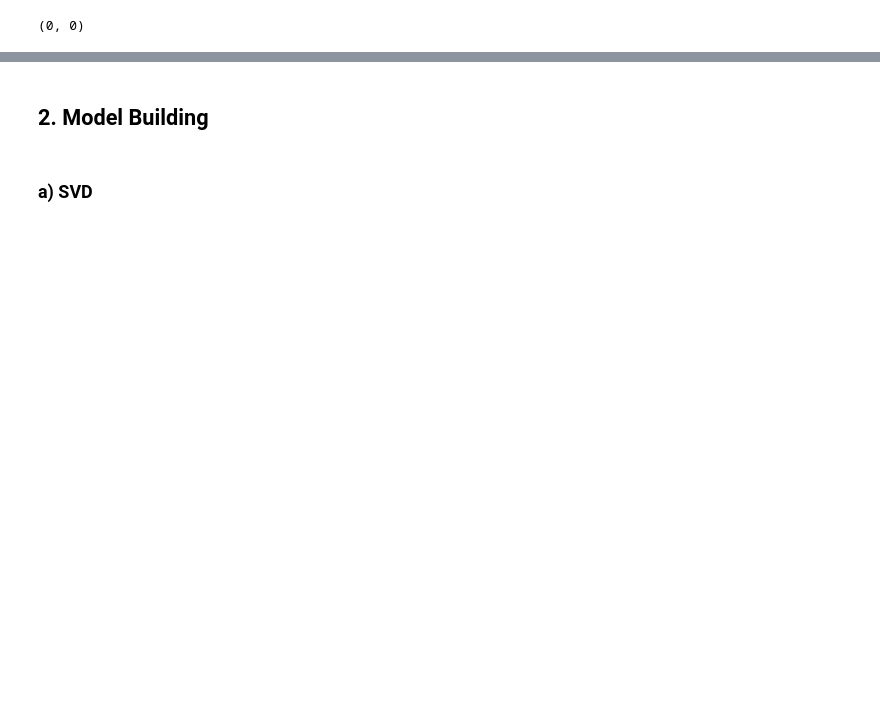
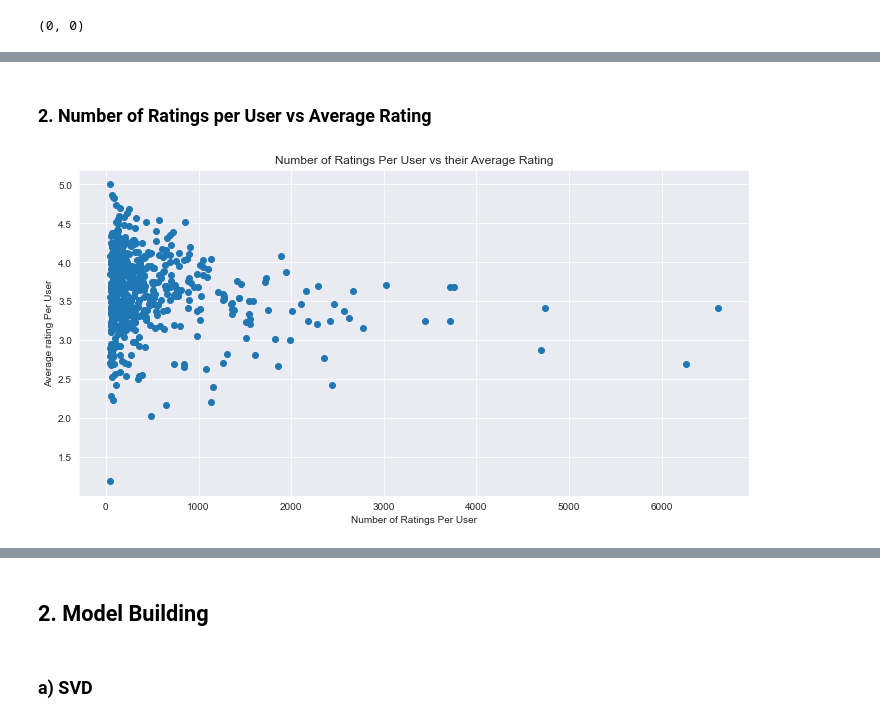
Before and after one commit to NgundoMuithya/MovieLens_Recommendation_System, a Jupyter notebook: notebook.ipynb, the cells around one changed output, grey strips where cells are left out. Drawn from its saved outputs; the diff is of its cells as text; code cells hidden in the pictures; blank space fills up the shorter version.

```diff
--- a/notebook.ipynb
+++ b/notebook.ipynb
@@ -42,0 +101,18 @@ movies_df.duplicated().sum(), ratings_df.duplicated().sum()
+# %% [markdown]
+### 2. Number of Ratings per User vs Average Rating
+# %%
+# Number of Ratings per User
+num_of_ratings_per_user = combined_df_exploded.groupby('userId')['rating'].count()
+
+# Average Rating per User
+avg_rating_per_user = combined_df_exploded.groupby('userId')['rating'].mean()
+
+# Scatterplot
+plt.figure(figsize=(12,6))
+plt.scatter(num_of_ratings_per_user.values, avg_rating_per_user.values)
+plt.xlabel('Number of Ratings Per User')
+plt.ylabel('Average rating Per User')
+plt.title('Number of Ratings Per User vs their Average Rating')
+plt.show()
+# %% [output]
+[figure, added]
```
Also changed, not shown: parts of 26 cells of this notebook.
